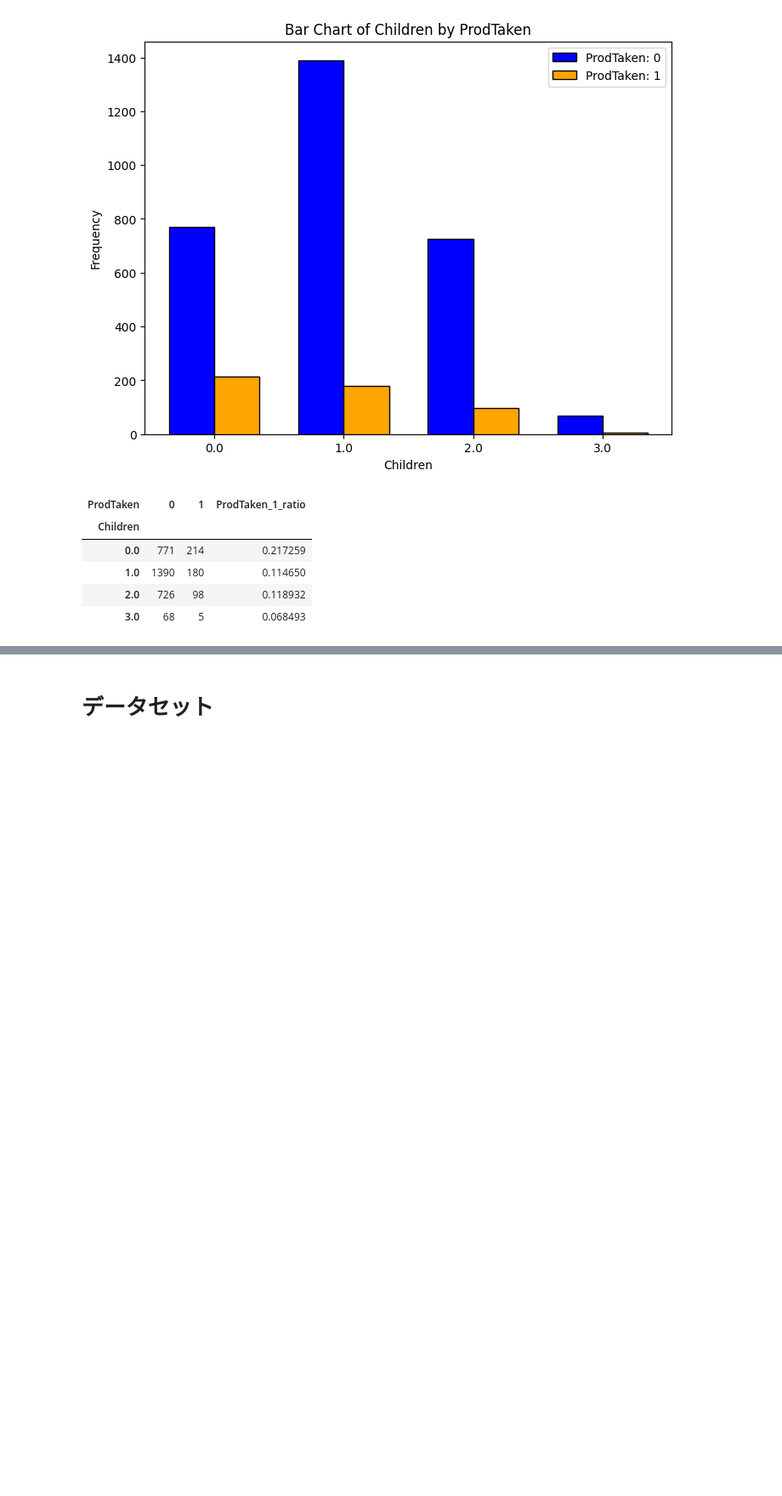
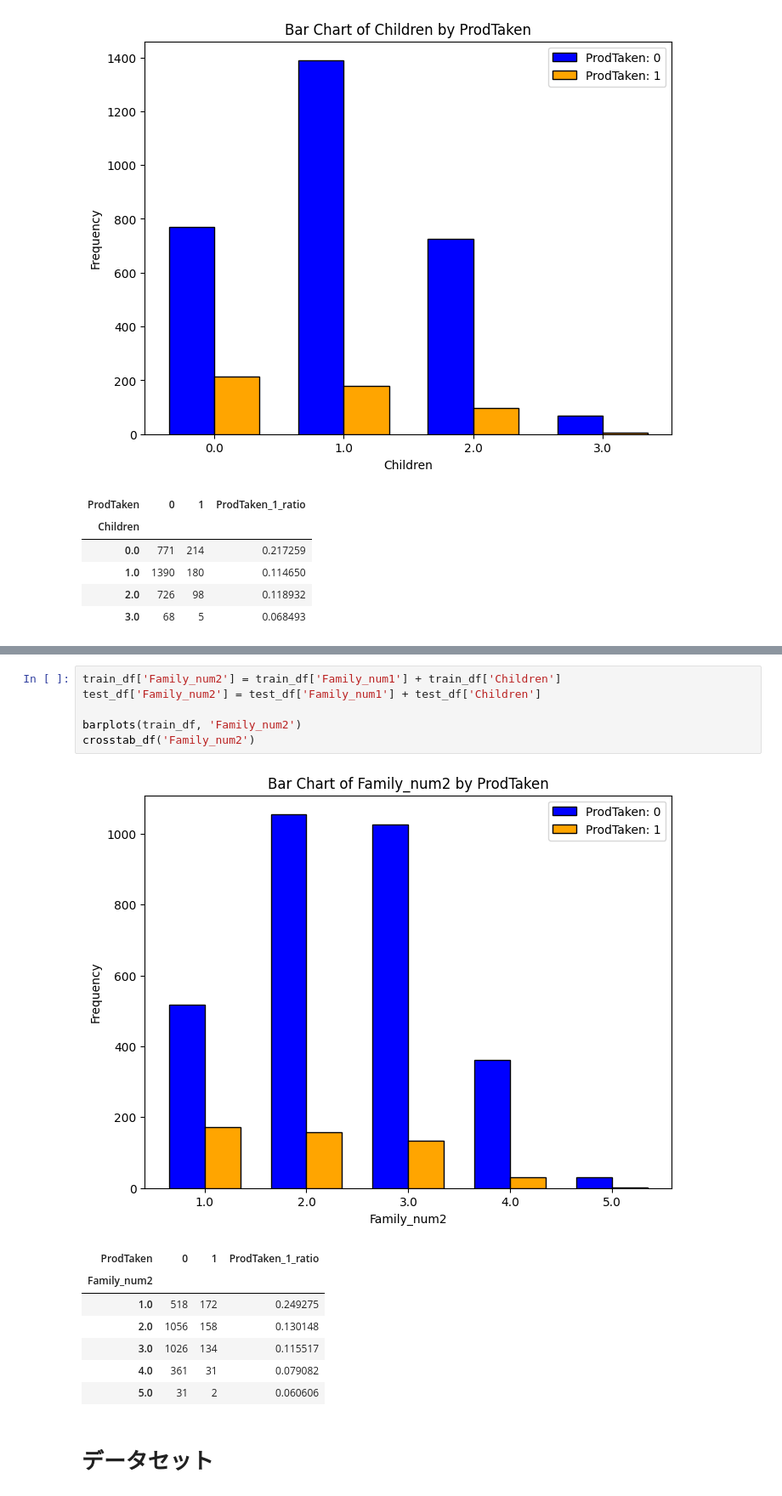
Before and after one commit to skyshine460/ProdTaken, a Jupyter notebook: ProdTaken_lightgbm.ipynb, the cells around one changed output, grey strips where cells are left out. Shown at 85% size. Drawn from its saved outputs; the diff is of its cells as text; blank space fills up the shorter version.

```diff
--- a/ProdTaken_lightgbm.ipynb
+++ b/ProdTaken_lightgbm.ipynb
@@ -1050,3 +1065,18 @@ crosstab_df('Children')
+# %%
+train_df['Family_num2'] = train_df['Family_num1'] + train_df['Children']
+test_df['Family_num2'] = test_df['Family_num1'] + test_df['Children']
+
+barplots(train_df, 'Family_num2')
+crosstab_df('Family_num2')
+# %% [output]
+[figure, added]
+| ProdTaken | 0 | 1 | ProdTaken_1_ratio |
+| Family_num2 |  |  |  |
+| 1.0 | 518 | 172 | 0.249275 |
+| 2.0 | 1056 | 158 | 0.130148 |
+| 3.0 | 1026 | 134 | 0.115517 |
+| 4.0 | 361 | 31 | 0.079082 |
+| 5.0 | 31 | 2 | 0.060606 |
 # %% [markdown]
 # データセット
 # %%
```
Also changed, not shown: parts of 9 cells of this notebook.
